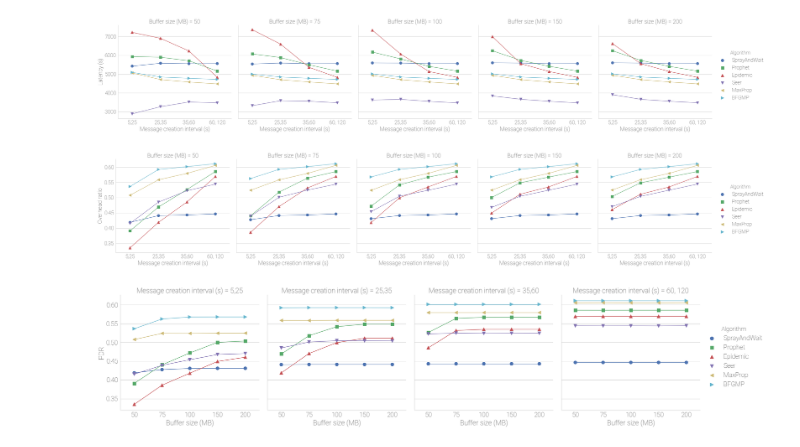
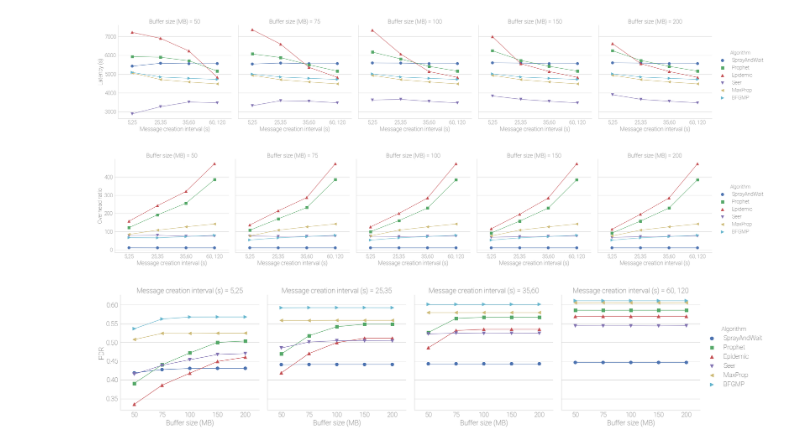
Before and after one commit to jairosh/jupyter-results, a Jupyter notebook: infocomm/plot_data.ipynb, the cells around one changed output. Cells and saved outputs as stored; diff of their text form; code cells hidden in the pictures.

```diff
--- a/infocomm/plot_data.ipynb
+++ b/infocomm/plot_data.ipynb
@@ -44,16 +44,16 @@ with PdfPages('infocom_latency.pdf') as pdf:
 # %%
 #Saves the overhead ratio plot to svg/pdf
 with PdfPages('infocom_overhead.pdf') as pdf:
-    g = sns.factorplot(x='msg_interval', y='delivery_prob', hue='router', data=df, col='buffer', order=x_axis_order, markers=markers, size=6.75, ci=95)
+    g = sns.factorplot(x='msg_interval', y='overhead_ratio', hue='router', data=df, col='buffer', order=x_axis_order, markers=markers, size=6.75, ci=95)
     g.set_axis_labels('Message creation interval (s)', 'Overhead ratio')
     g._legend.set_title('Algorithm')
     g.set_titles('Buffer size (MB) = {col_name}')
     for i in range(5):
         plt.setp(g.axes[0][i].collections, sizes=[100])
     g.savefig('infocom_overhead.svg')
     pdf.savefig()
 # %% [output]
-[figure, old version]
+[figure, new version]
 # %%
 # Alternative plots
 # Plot the delivery probability ratio
```
Also changed, not shown: 7 other files.
